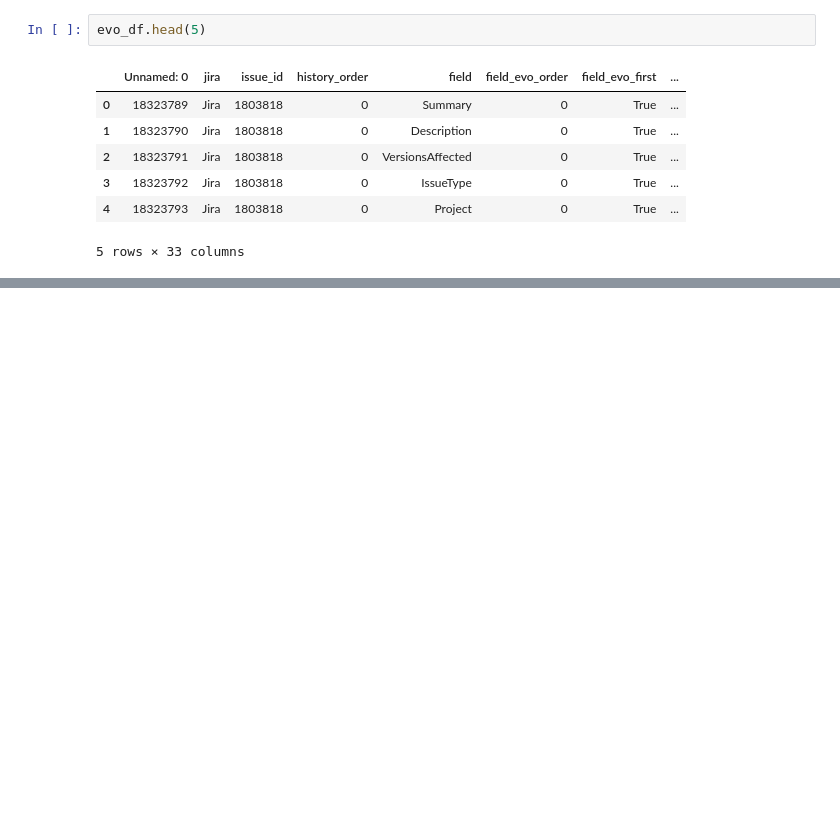
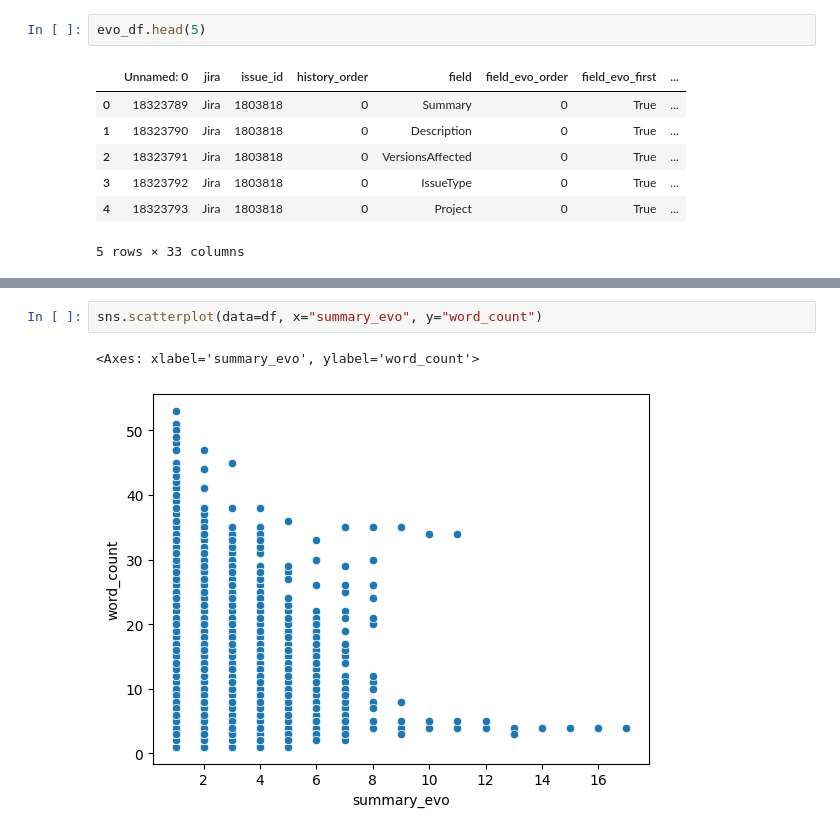
Before and after one commit to Piet777/master-thesis, a Jupyter notebook: summaryLength.ipynb, the cells around one changed output, grey strips where cells are left out. Saved outputs shown, nothing was run; the diff lists cells and outputs as text; blank space fills up the shorter version.

```diff
--- a/summaryLength.ipynb
+++ b/summaryLength.ipynb
@@ -47,0 +172,5 @@ print(summary_df["issue_id"].unique())
+# %%
+sns.scatterplot(data=df, x="summary_evo", y="word_count")
+# %% [output]
+<Axes: xlabel='summary_evo', ylabel='word_count'>
+[figure, added]
```
Also changed, not shown: parts of 29 cells of this notebook.
